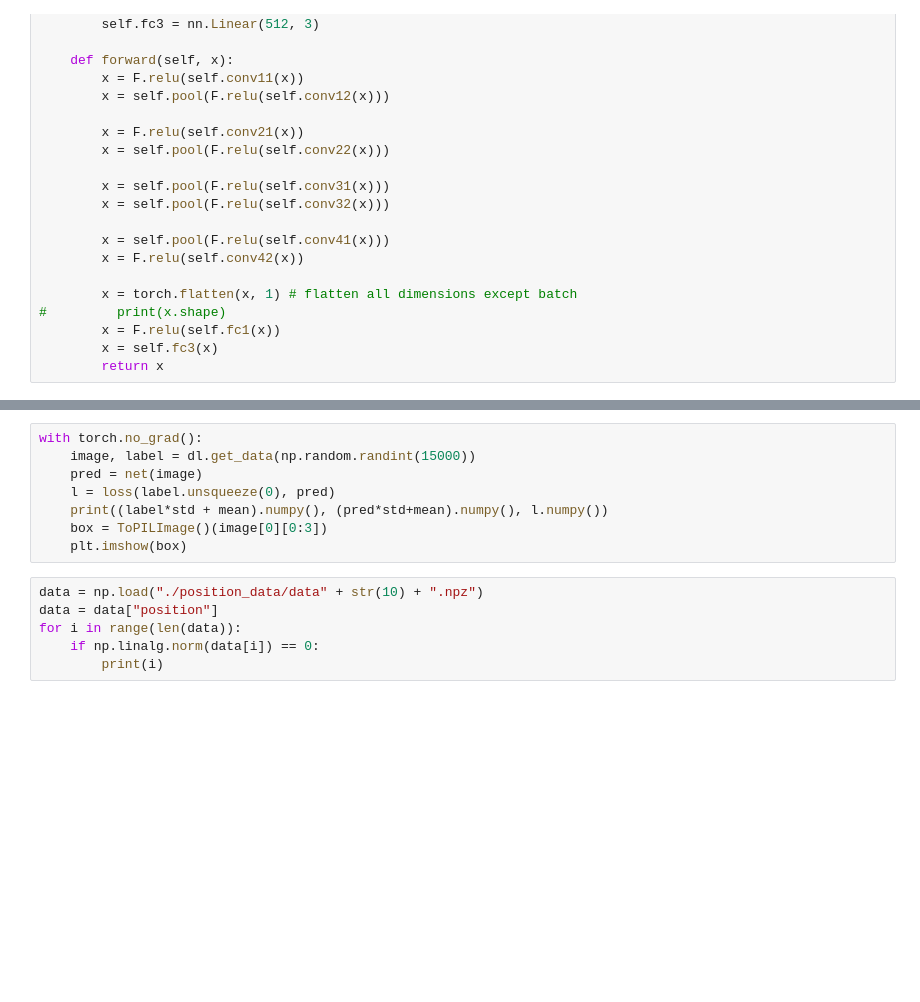
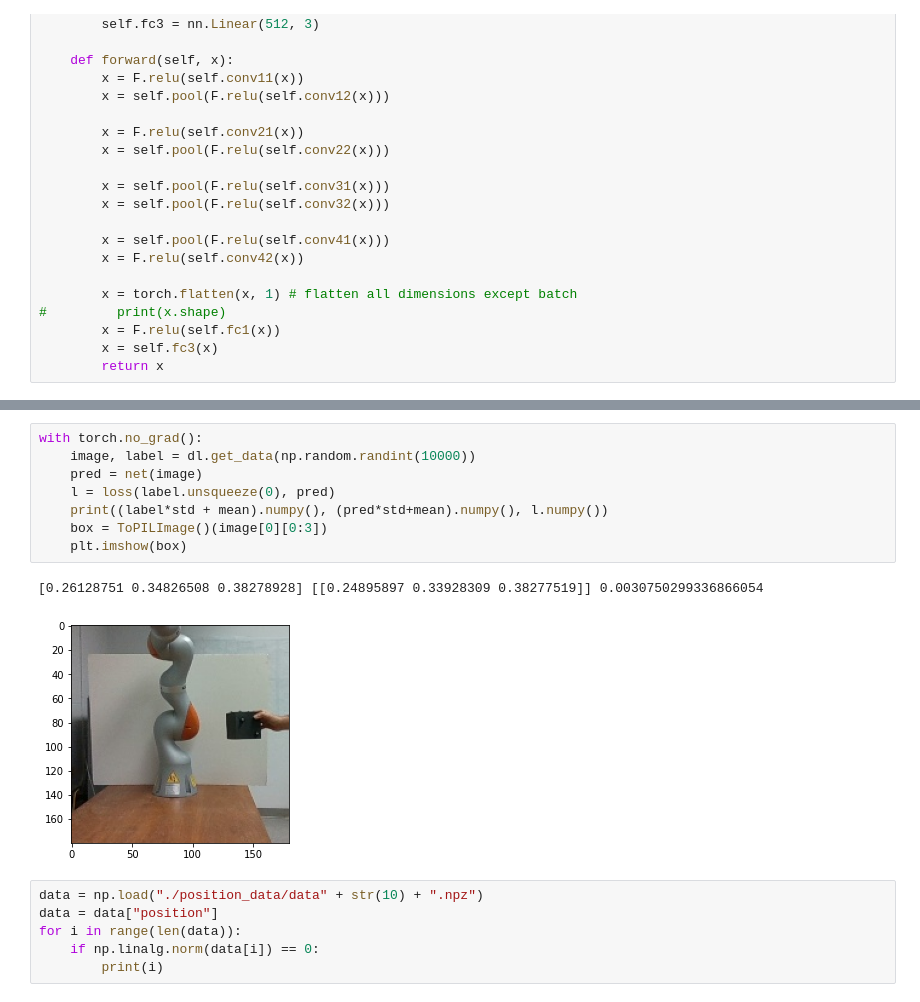
Before and after one commit to machines-in-motion/ioc_qp, a Jupyter notebook: vision/object_tracking.ipynb, the cells around one changed output, grey strips where cells are left out. Saved outputs shown, nothing was run; the diff lists cells and outputs as text; blank space fills up the shorter version.

```diff
--- a/vision/object_tracking.ipynb
+++ b/vision/object_tracking.ipynb
@@ -241,11 +244,14 @@ dl = BoxDataSet([1,2,3,4], mean = mean, std = std, rgbd = True, resize = (224,22
 # %%
 with torch.no_grad():
-    image, label = dl.get_data(np.random.randint(15000))
+    image, label = dl.get_data(np.random.randint(10000))
     pred = net(image)
     l = loss(label.unsqueeze(0), pred)
     print((label*std + mean).numpy(), (pred*std+mean).numpy(), l.numpy())
     box = ToPILImage()(image[0][0:3])
     plt.imshow(box)
+# %% [output]
+[0.26128751 0.34826508 0.38278928] [[0.24895897 0.33928309 0.38277519]] 0.0030750299336866054
+[figure, added]
 # %%
 data = np.load("./position_data/data" + str(10) + ".npz")
 data = data["position"]
```
Also changed, not shown: parts of 4 cells of this notebook, 1 other file.
